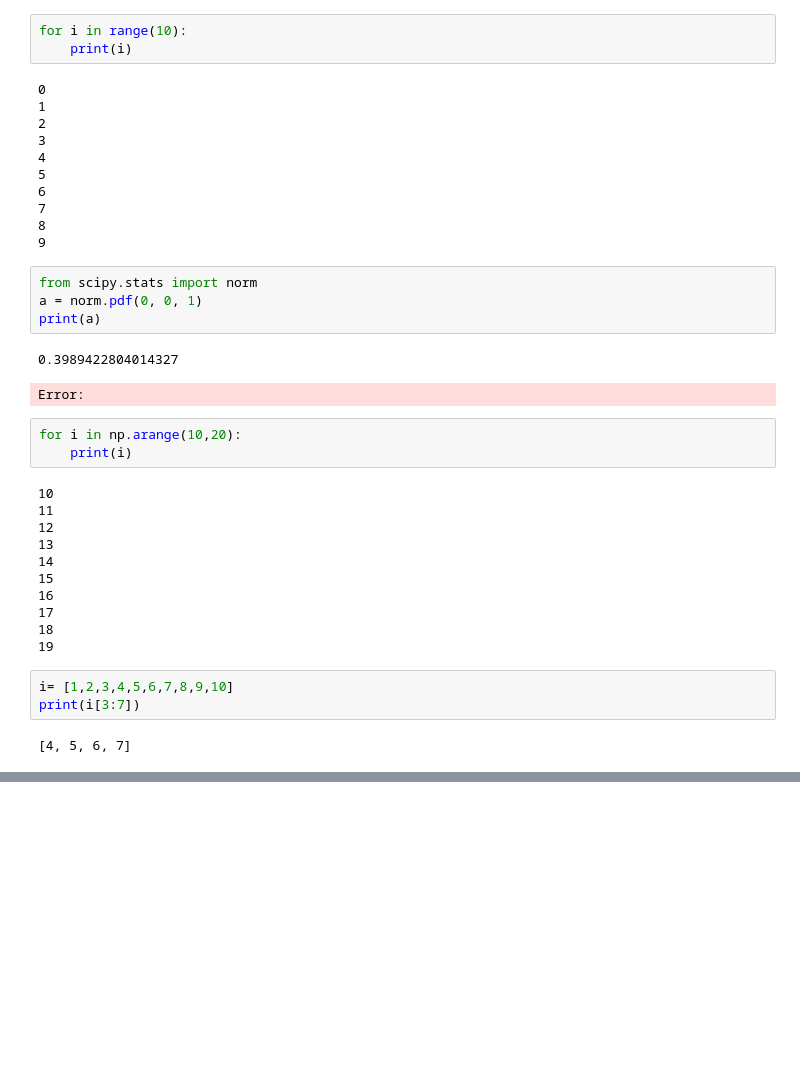
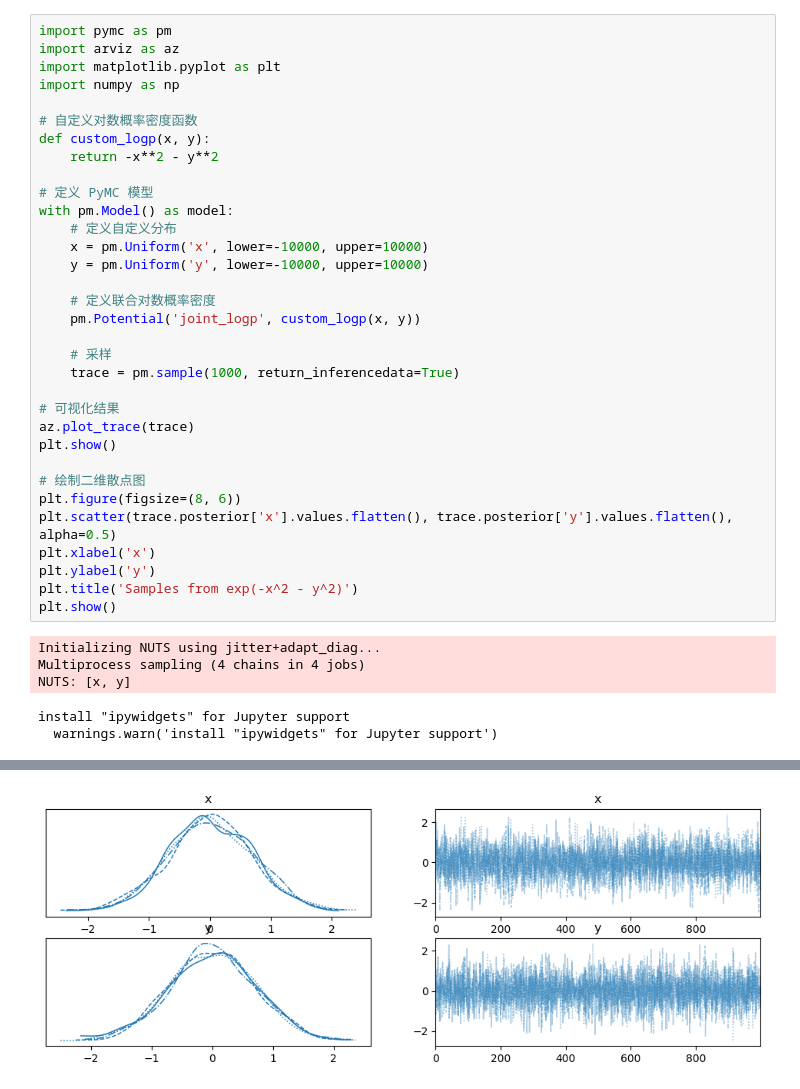
Before and after one commit to banksycjt/bayesian_deconvolution, a Jupyter notebook: python/Untitled-1.ipynb, the cells around one changed output, grey strips where cells are left out. Cells and saved outputs as stored; diff of their text form; blank space fills up the shorter version.

```diff
--- a/python/Untitled-1.ipynb
+++ b/python/Untitled-1.ipynb
@@ -117,40 +1,39 @@ for i in range(10):
-# %%
-for i in range(10):
-    print(i)
-# %% [output]
-0
-1
-2
-3
-4
-5
-6
-7
-8
-9
-# %%
-from scipy.stats import norm
-a = norm.pdf(0, 0, 1)
-print(a)
-# %% [output]
-0.3989422804014327
-Error:
-# %%
-for i in np.arange(10,20):
-    print(i)
-# %% [output]
-10
-11
-12
-13
-14
-15
-16
-17
-18
-19
-# %%
-i= [1,2,3,4,5,6,7,8,9,10]
-print(i[3:7])
-# %% [output]
-[4, 5, 6, 7]
+# %%
+import pymc as pm
+import arviz as az
+import matplotlib.pyplot as plt
+import numpy as np
+
+# 自定义对数概率密度函数
+def custom_logp(x, y):
+    return -x**2 - y**2
+
+# 定义 PyMC 模型
+with pm.Model() as model:
+    # 定义自定义分布
+    x = pm.Uniform('x', lower=-10000, upper=10000)
+    y = pm.Uniform('y', lower=-10000, upper=10000)
+
+    # 定义联合对数概率密度
+    pm.Potential('joint_logp', custom_logp(x, y))
+
+    # 采样
+    trace = pm.sample(1000, return_inferencedata=True)
+
+# 可视化结果
+az.plot_trace(trace)
+plt.show()
+
+# 绘制二维散点图
+plt.figure(figsize=(8, 6))
+plt.scatter(trace.posterior['x'].values.flatten(), trace.posterior['y'].values.flatten(), alpha=0.5)
+plt.xlabel('x')
+plt.ylabel('y')
+plt.title('Samples from exp(-x^2 - y^2)')
+plt.show()
+# %% [output]
+Initializing NUTS using jitter+adapt_diag...
+Multiprocess sampling (4 chains in 4 jobs)
+NUTS: [x, y]
+install "ipywidgets" for Jupyter support
+  warnings.warn('install "ipywidgets" for Jupyter support')
@@ -156,0 +42 @@ print(i[3:7])
+[figure, added]
```
Also changed, not shown: parts of 15 cells of this notebook, 4 other files.
